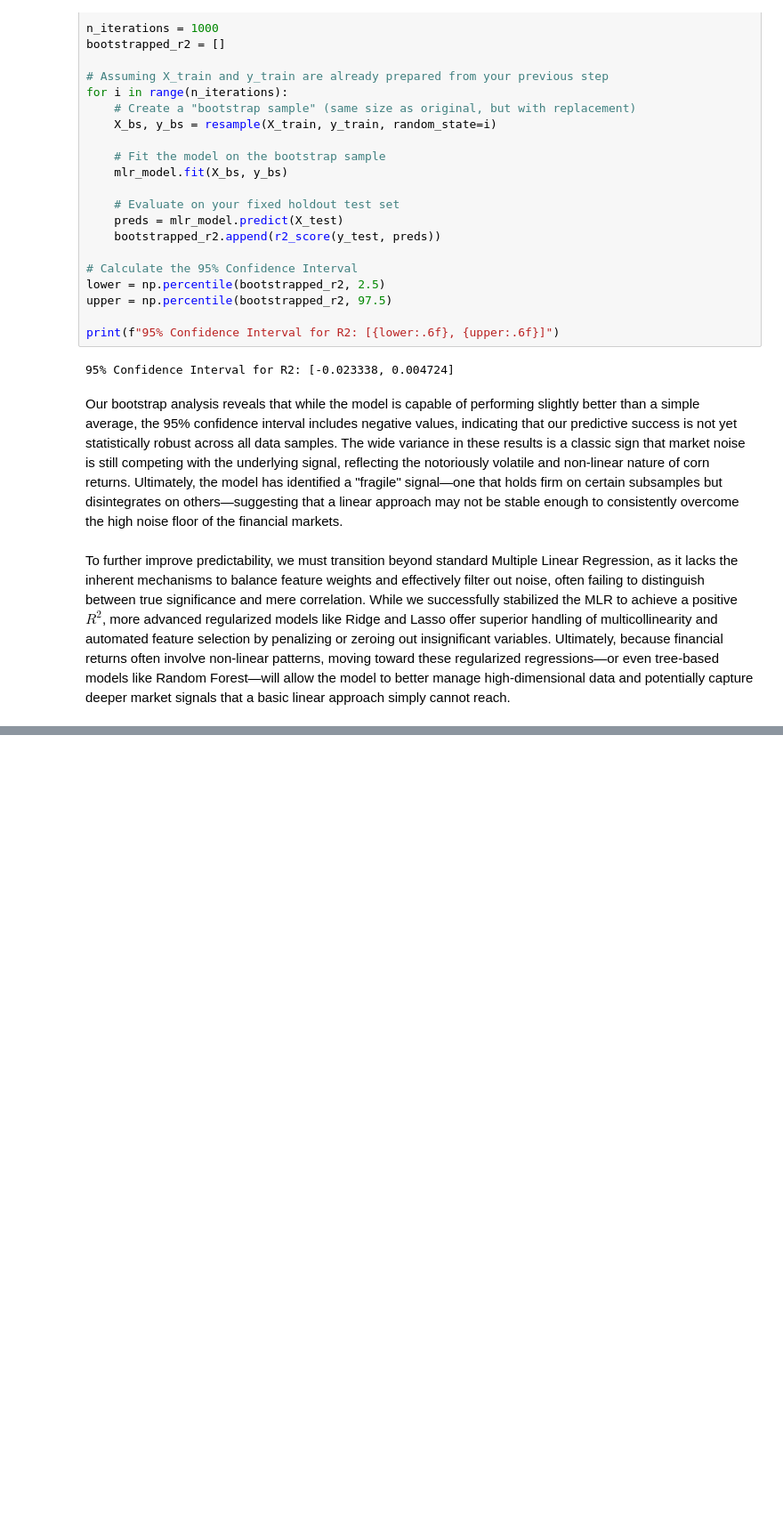
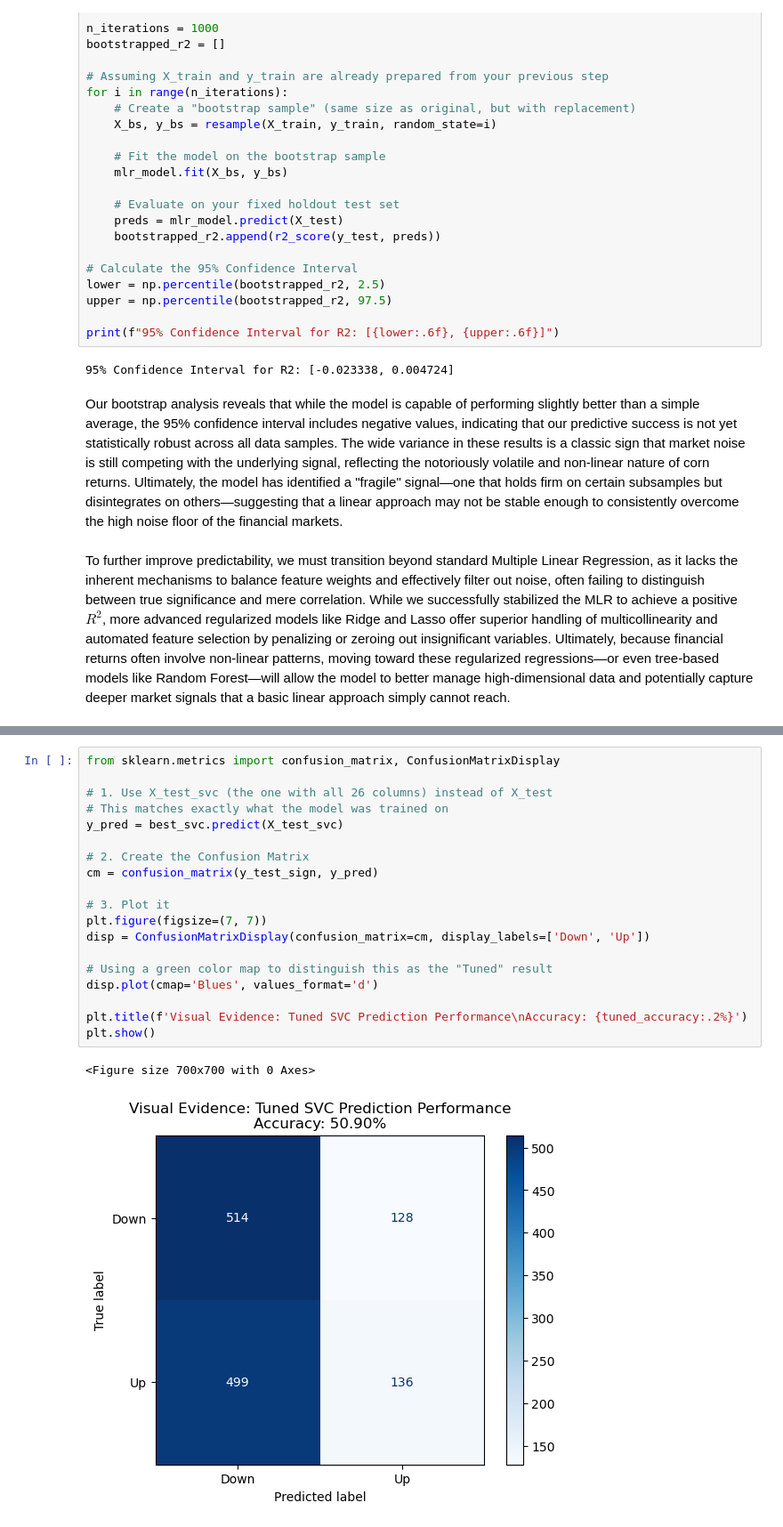
Before and after one commit to aryasalian/ECON-573-Research-Project, a Jupyter notebook: linear_model.ipynb, the cells around one changed output, grey strips where cells are left out. Shown at 89% size. Saved outputs shown, nothing was run; the diff lists cells and outputs as text; blank space fills up the shorter version.

```diff
--- a/linear_model.ipynb
+++ b/linear_model.ipynb
@@ -487,0 +696,22 @@ To further improve predictability, we must transition beyond standard Multiple L
+# %%
+from sklearn.metrics import confusion_matrix, ConfusionMatrixDisplay
+
+# 1. Use X_test_svc (the one with all 26 columns) instead of X_test
+# This matches exactly what the model was trained on
+y_pred = best_svc.predict(X_test_svc)
+
+# 2. Create the Confusion Matrix
+cm = confusion_matrix(y_test_sign, y_pred)
+
+# 3. Plot it
+plt.figure(figsize=(7, 7))
+disp = ConfusionMatrixDisplay(confusion_matrix=cm, display_labels=['Down', 'Up'])
+
+# Using a green color map to distinguish this as the "Tuned" result
+disp.plot(cmap='Blues', values_format='d')
+
+plt.title(f'Visual Evidence: Tuned SVC Prediction Performance\nAccuracy: {tuned_accuracy:.2%}')
+plt.show()
+# %% [output]
+<Figure size 700x700 with 0 Axes>
+[figure, added]
```
Also changed, not shown: parts of 10 cells of this notebook.
